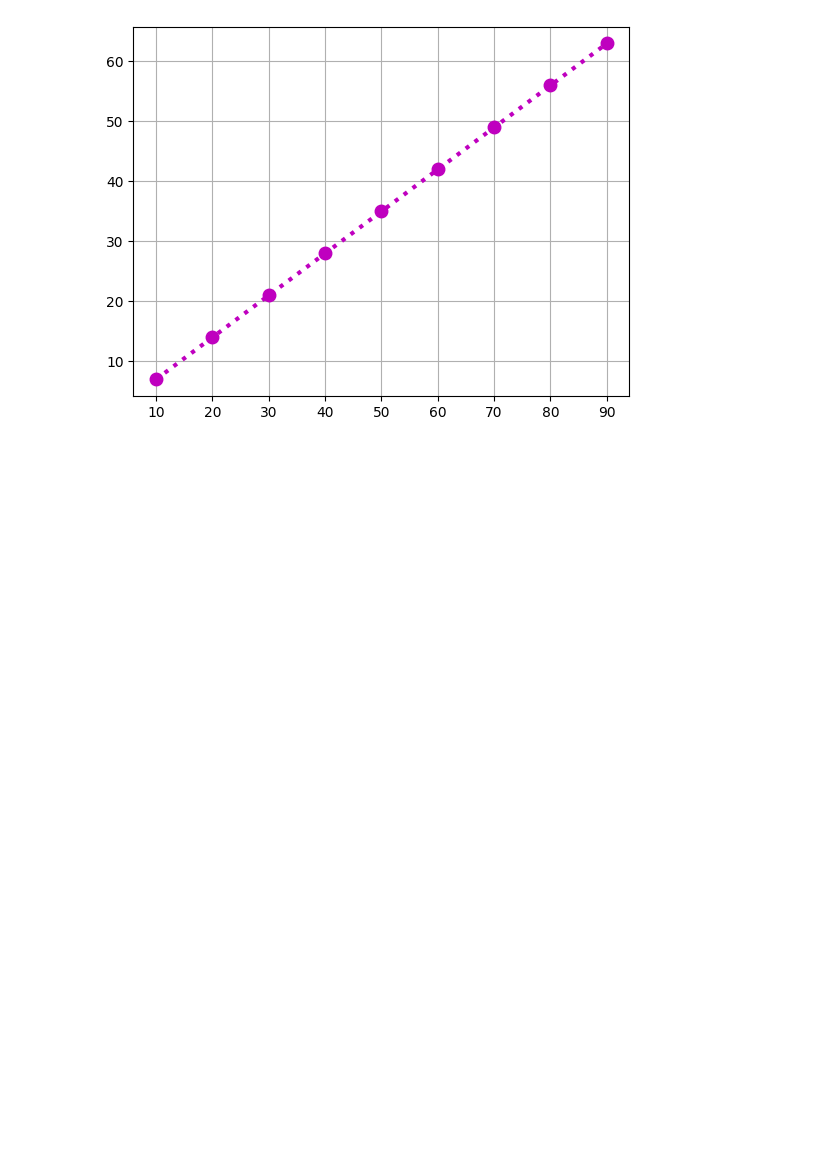
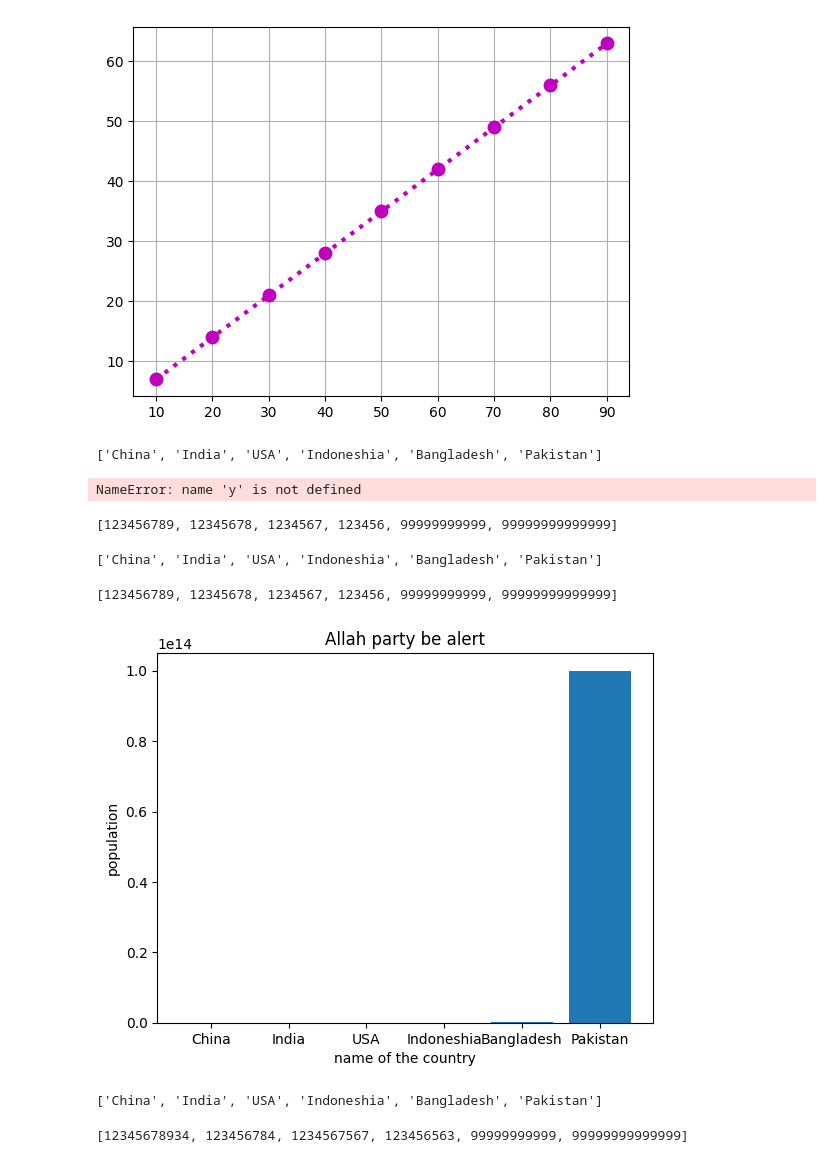
Before and after one commit to priyamacharya345/today_flask, a Jupyter notebook: matplotlib_demo.ipynb, the cells around one changed output. Saved outputs shown, nothing was run; the diff lists cells and outputs as text; code cells hidden in the pictures; blank space fills up the shorter version.

```diff
--- a/matplotlib_demo.ipynb
+++ b/matplotlib_demo.ipynb
@@ -81,0 +84,40 @@ plt.show()
+# %%
+x=['China','India','USA','Indoneshia','Bangladesh','Pakistan']
+# %%
+y=[12345678934,123456784,1234567567,123456563,99999999999,99999999999999]
+# %%
+x
+# %% [output]
+['China', 'India', 'USA', 'Indoneshia', 'Bangladesh', 'Pakistan']
+# %%
+y
+# %% [output]
+NameError: name 'y' is not defined
+# %%
+y
+# %% [output]
+[123456789, 12345678, 1234567, 123456, 99999999999, 99999999999999]
+# %%
+x
+# %% [output]
+['China', 'India', 'USA', 'Indoneshia', 'Bangladesh', 'Pakistan']
+# %%
+y
+# %% [output]
+[123456789, 12345678, 1234567, 123456, 99999999999, 99999999999999]
+# %%
+plt.xlabel("name of the country")
+plt.ylabel("population")
+plt.title("Allah party be alert")
+plt.bar(x,y)
+plt.show()
+# %% [output]
+[figure, added]
+# %%
+x
+# %% [output]
+['China', 'India', 'USA', 'Indoneshia', 'Bangladesh', 'Pakistan']
+# %%
+y
+# %% [output]
+[12345678934, 123456784, 1234567567, 123456563, 99999999999, 99999999999999]
```
Also changed, not shown: parts of 6 cells of this notebook.
